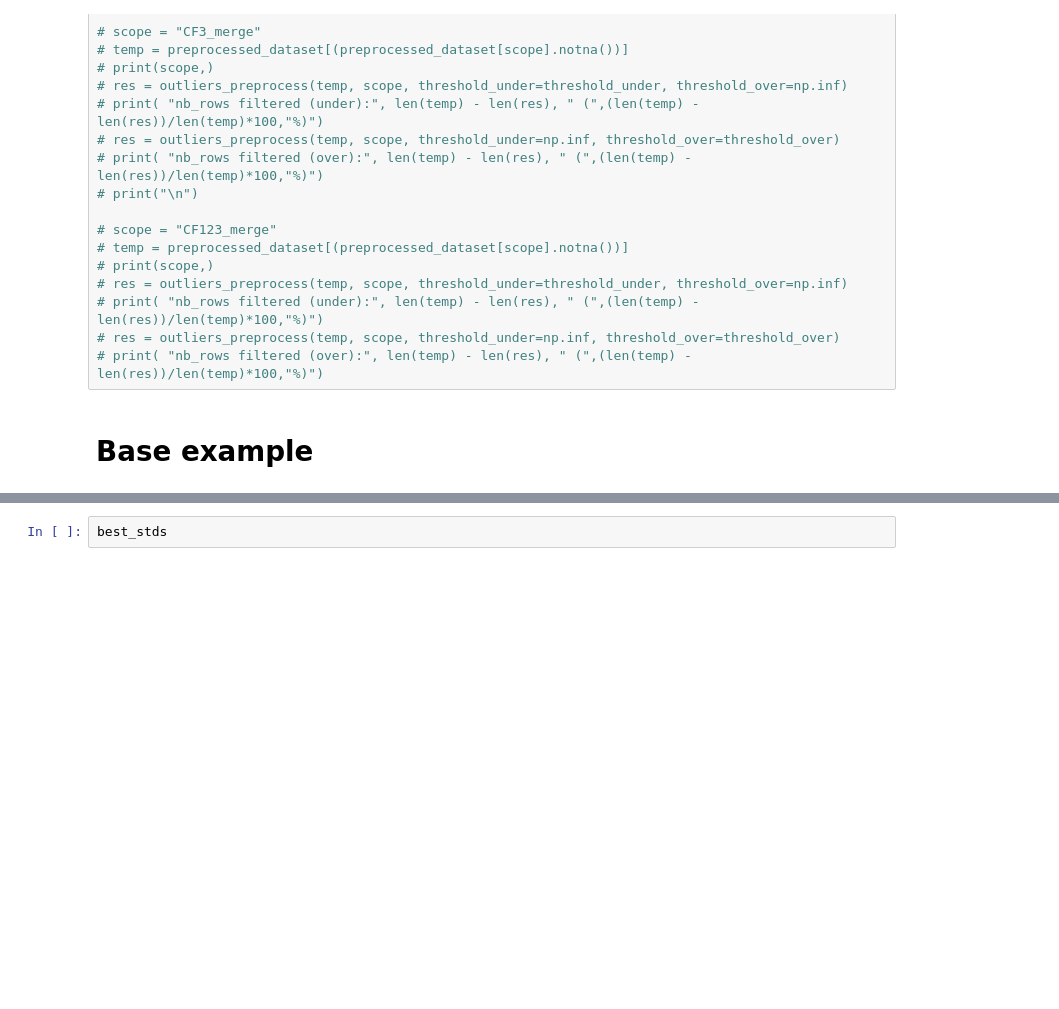
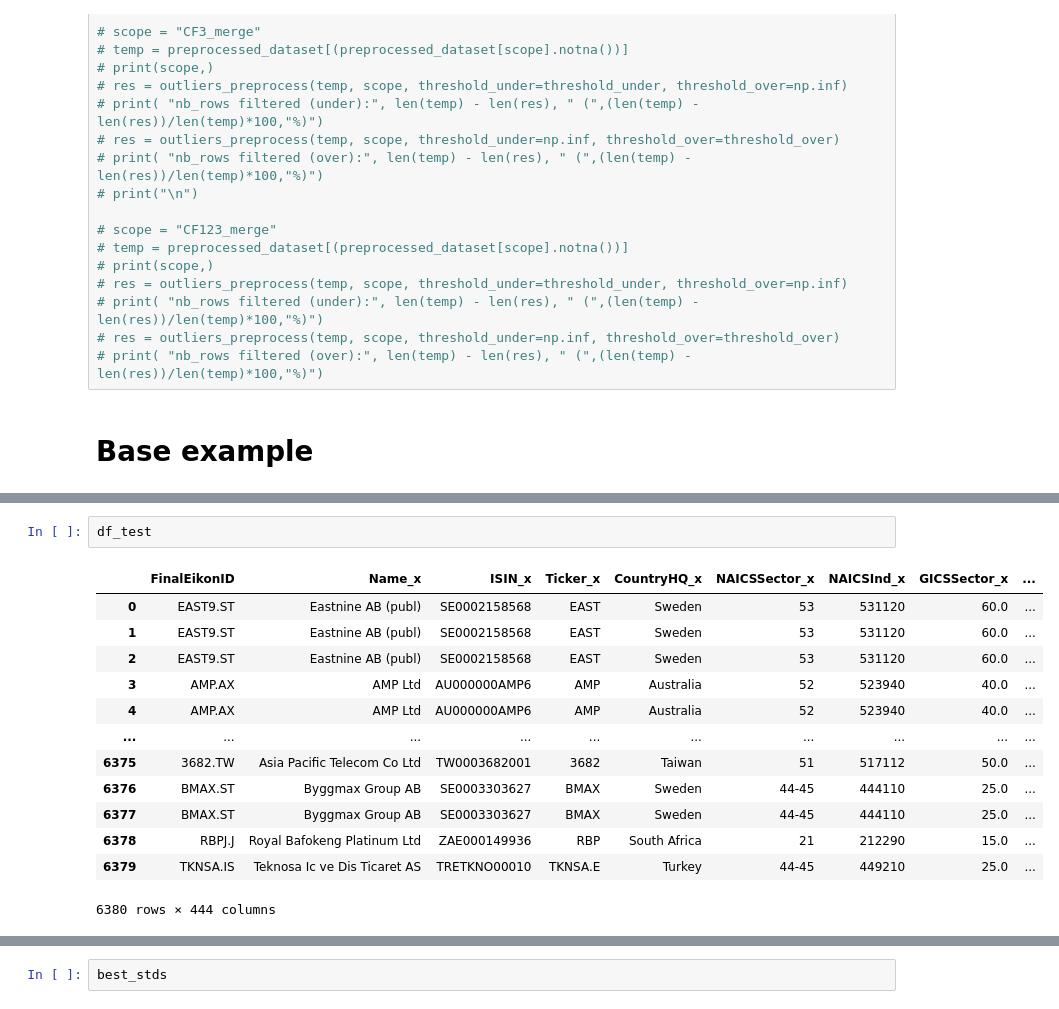
Before and after one commit to Pladifes/corporate-ghg-emissions-estimations, a Jupyter notebook: Notebook_Thibaud_tests.ipynb, the cells around one changed output, grey strips where cells are left out. Drawn from its saved outputs; the diff is of its cells as text; blank space fills up the shorter version.

```diff
--- a/Notebook_Thibaud_tests.ipynb
+++ b/Notebook_Thibaud_tests.ipynb
@@ -180,3 +183,19 @@ modelisation done
+# %%
+df_test
+# %% [output]
+|  | FinalEikonID | Name_x | ISIN_x | Ticker_x | CountryHQ_x | NAICSSector_x | NAICSInd_x | GICSSector_x | ... |
+| 0 | EAST9.ST | Eastnine AB (publ) | SE0002158568 | EAST | Sweden | 53 | 531120 | 60.0 | ... |
+| 1 | EAST9.ST | Eastnine AB (publ) | SE0002158568 | EAST | Sweden | 53 | 531120 | 60.0 | ... |
+| 2 | EAST9.ST | Eastnine AB (publ) | SE0002158568 | EAST | Sweden | 53 | 531120 | 60.0 | ... |
+| 3 | AMP.AX | AMP Ltd | AU000000AMP6 | AMP | Australia | 52 | 523940 | 40.0 | ... |
+| 4 | AMP.AX | AMP Ltd | AU000000AMP6 | AMP | Australia | 52 | 523940 | 40.0 | ... |
+| ... | ... | ... | ... | ... | ... | ... | ... | ... | ... |
+| 6375 | 3682.TW | Asia Pacific Telecom Co Ltd | TW0003682001 | 3682 | Taiwan | 51 | 517112 | 50.0 | ... |
+| 6376 | BMAX.ST | Byggmax Group AB | SE0003303627 | BMAX | Sweden | 44-45 | 444110 | 25.0 | ... |
+| 6377 | BMAX.ST | Byggmax Group AB | SE0003303627 | BMAX | Sweden | 44-45 | 444110 | 25.0 | ... |
+| 6378 | RBPJ.J | Royal Bafokeng Platinum Ltd | ZAE000149936 | RBP | South Africa | 21 | 212290 | 15.0 | ... |
+| 6379 | TKNSA.IS | Teknosa Ic ve Dis Ticaret AS | TRETKNO00010 | TKNSA.E | Turkey | 44-45 | 449210 | 25.0 | ... |
+6380 rows × 444 columns
 # %%
 best_scores
 # %% [output]
```
Also changed, not shown: parts of 7 cells of this notebook, 23 other files.
